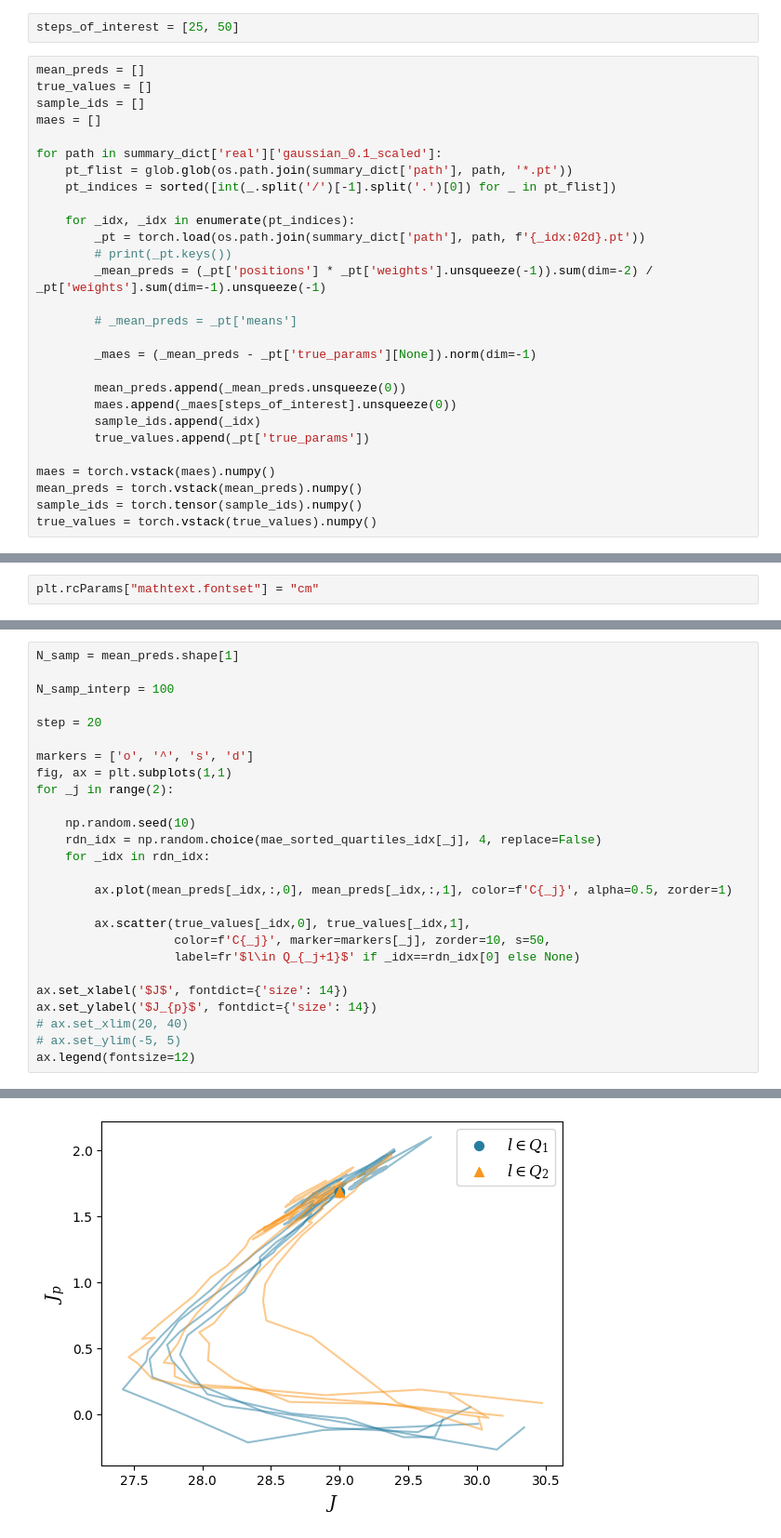
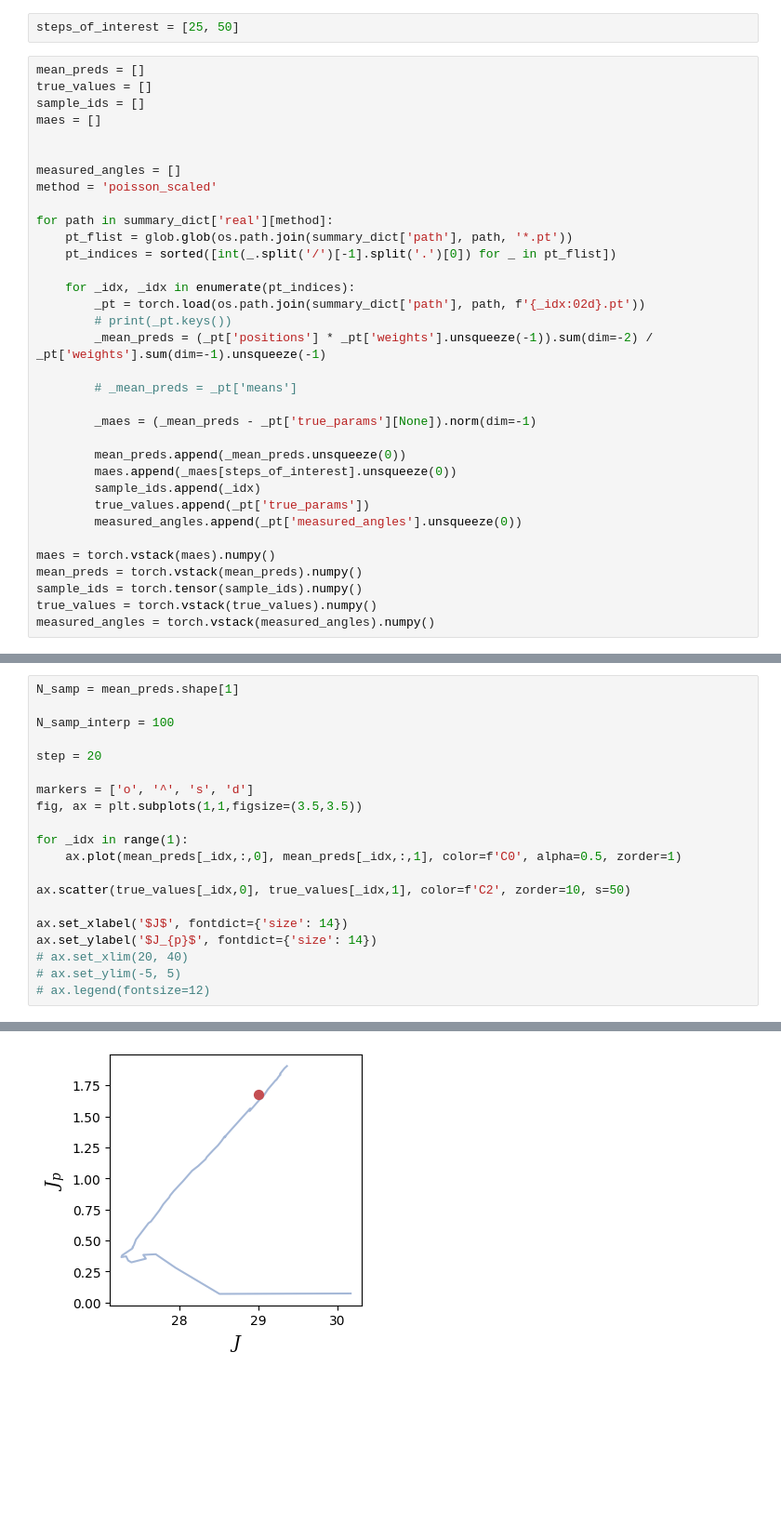
Before and after one commit to zhantaochen/inxs-steering, a Jupyter notebook: paper_preperation/real_exp_benchmark_results.ipynb, the cells around one changed output, grey strips where cells are left out. Shown: that part at 93% size. Drawn from its saved outputs; the diff is of its cells as text; blank space fills up the shorter version.

Commit message:
mean after exp for poisson_nll

```diff
--- a/paper_preperation/real_exp_benchmark_results.ipynb
+++ b/paper_preperation/real_exp_benchmark_results.ipynb
@@ -21,7 +27,11 @@ true_values = []
 sample_ids = []
 maes = []
 
-for path in summary_dict['real']['gaussian_0.1_scaled']:
+
+measured_angles = []
+method = 'poisson_scaled'
+
+for path in summary_dict['real'][method]:
     pt_flist = glob.glob(os.path.join(summary_dict['path'], path, '*.pt'))
     pt_indices = sorted([int(_.split('/')[-1].split('.')[0]) for _ in pt_flist])
 
@@ -38,8 +48,10 @@ for path in summary_dict['real']['gaussian_0.1_scaled']:
         maes.append(_maes[steps_of_interest].unsqueeze(0))
         sample_ids.append(_idx)
         true_values.append(_pt['true_params'])
+        measured_angles.append(_pt['measured_angles'].unsqueeze(0))
 
 maes = torch.vstack(maes).numpy()
 mean_preds = torch.vstack(mean_preds).numpy()
 sample_ids = torch.tensor(sample_ids).numpy()
 true_values = torch.vstack(true_values).numpy()
+measured_angles = torch.vstack(measured_angles).numpy()
@@ -93,2 +57,0 @@ rdn_idx = np.random.choice(mae_sorted_quartiles_idx[0], 2, replace=False)
-# %%
-plt.rcParams["mathtext.fontset"] = "cm"
@@ -104,22 +73,16 @@ N_samp_interp = 100
 step = 20
 
 markers = ['o', '^', 's', 'd']
-fig, ax = plt.subplots(1,1)
-for _j in range(2):
+fig, ax = plt.subplots(1,1,figsize=(3.5,3.5))
 
-    np.random.seed(10)
-    rdn_idx = np.random.choice(mae_sorted_quartiles_idx[_j], 4, replace=False)
-    for _idx in rdn_idx:
+for _idx in range(1):
+    ax.plot(mean_preds[_idx,:,0], mean_preds[_idx,:,1], color=f'C0', alpha=0.5, zorder=1)
 
-        ax.plot(mean_preds[_idx,:,0], mean_preds[_idx,:,1], color=f'C{_j}', alpha=0.5, zorder=1)
-
-        ax.scatter(true_values[_idx,0], true_values[_idx,1],
-                   color=f'C{_j}', marker=markers[_j], zorder=10, s=50,
-                   label=fr'$l\in Q_{_j+1}$' if _idx==rdn_idx[0] else None)
+ax.scatter(true_values[_idx,0], true_values[_idx,1], color=f'C2', zorder=10, s=50)
 
 ax.set_xlabel('$J$', fontdict={'size': 14})
 ax.set_ylabel('$J_{p}$', fontdict={'size': 14})
 # ax.set_xlim(20, 40)
 # ax.set_ylim(-5, 5)
-ax.legend(fontsize=12)
+# ax.legend(fontsize=12)
 # %% [output]
@@ -127 +90 @@ ax.legend(fontsize=12)
-[figure, old version]
+[figure, new version]
```
Also changed, not shown: parts of 30 cells of this notebook, 2 other files.
